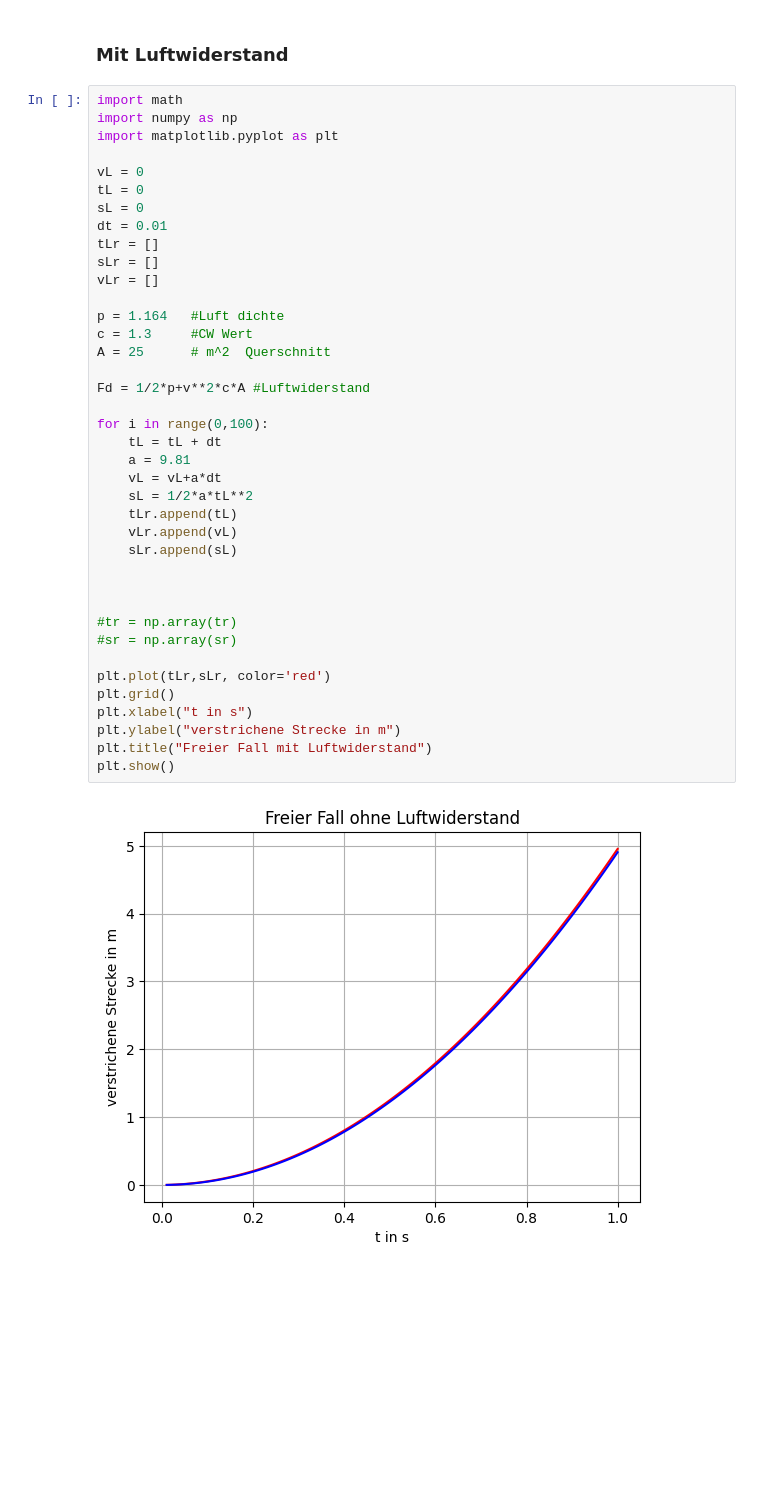
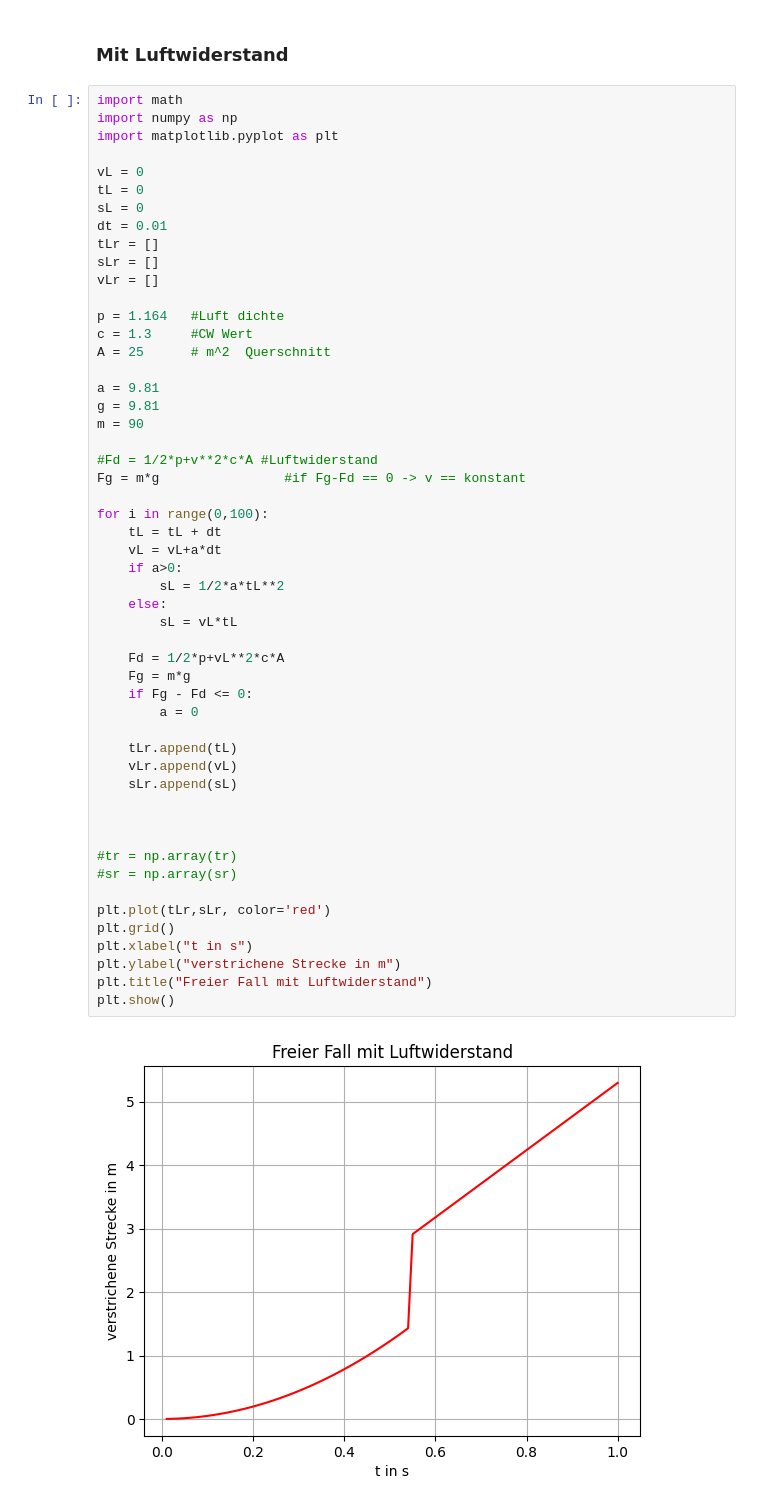
Before and after one commit to TheodorMueller/TG12-3, a Jupyter notebook: Seminarkurs/Freier Fall mit&ohne Luftreibung.ipynb, the cells around one changed output. Drawn from its saved outputs; the diff is of its cells as text; blank space fills up the shorter version.

```diff
--- a/Seminarkurs/Freier Fall mit&ohne Luftreibung.ipynb
+++ b/Seminarkurs/Freier Fall mit&ohne Luftreibung.ipynb
@@ -53,34 +53,47 @@ tL = 0
 sL = 0
 dt = 0.01
 tLr = []
 sLr = []
 vLr = []
 
 p = 1.164   #Luft dichte
 c = 1.3     #CW Wert
 A = 25      # m^2  Querschnitt
 
-Fd = 1/2*p+v**2*c*A #Luftwiderstand
+a = 9.81
+g = 9.81
+m = 90
+
+#Fd = 1/2*p+v**2*c*A #Luftwiderstand
+Fg = m*g                #if Fg-Fd == 0 -> v == konstant
 
 for i in range(0,100):
     tL = tL + dt
-    a = 9.81
     vL = vL+a*dt
-    sL = 1/2*a*tL**2
+    if a>0:
+        sL = 1/2*a*tL**2
+    else:
+        sL = vL*tL
+
+    Fd = 1/2*p+vL**2*c*A
+    Fg = m*g
+    if Fg - Fd <= 0:
+        a = 0
+
     tLr.append(tL)
     vLr.append(vL)
     sLr.append(sL)
 
 
 
 #tr = np.array(tr)
 #sr = np.array(sr)
 
 plt.plot(tLr,sLr, color='red')
 plt.grid()
 plt.xlabel("t in s")
 plt.ylabel("verstrichene Strecke in m")
 plt.title("Freier Fall mit Luftwiderstand")
 plt.show()
 # %% [output]
-[figure, old version]
+[figure, new version]
```
